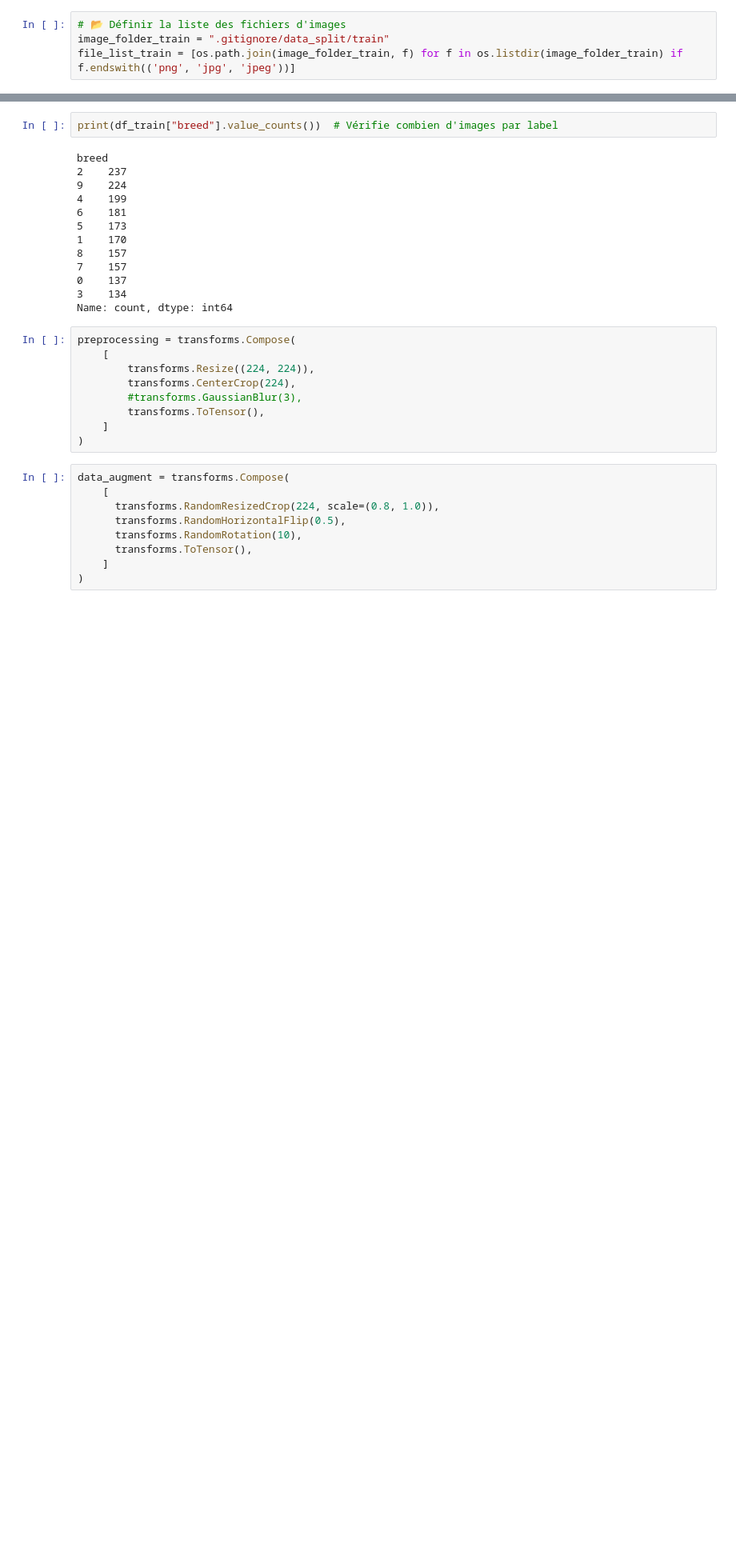
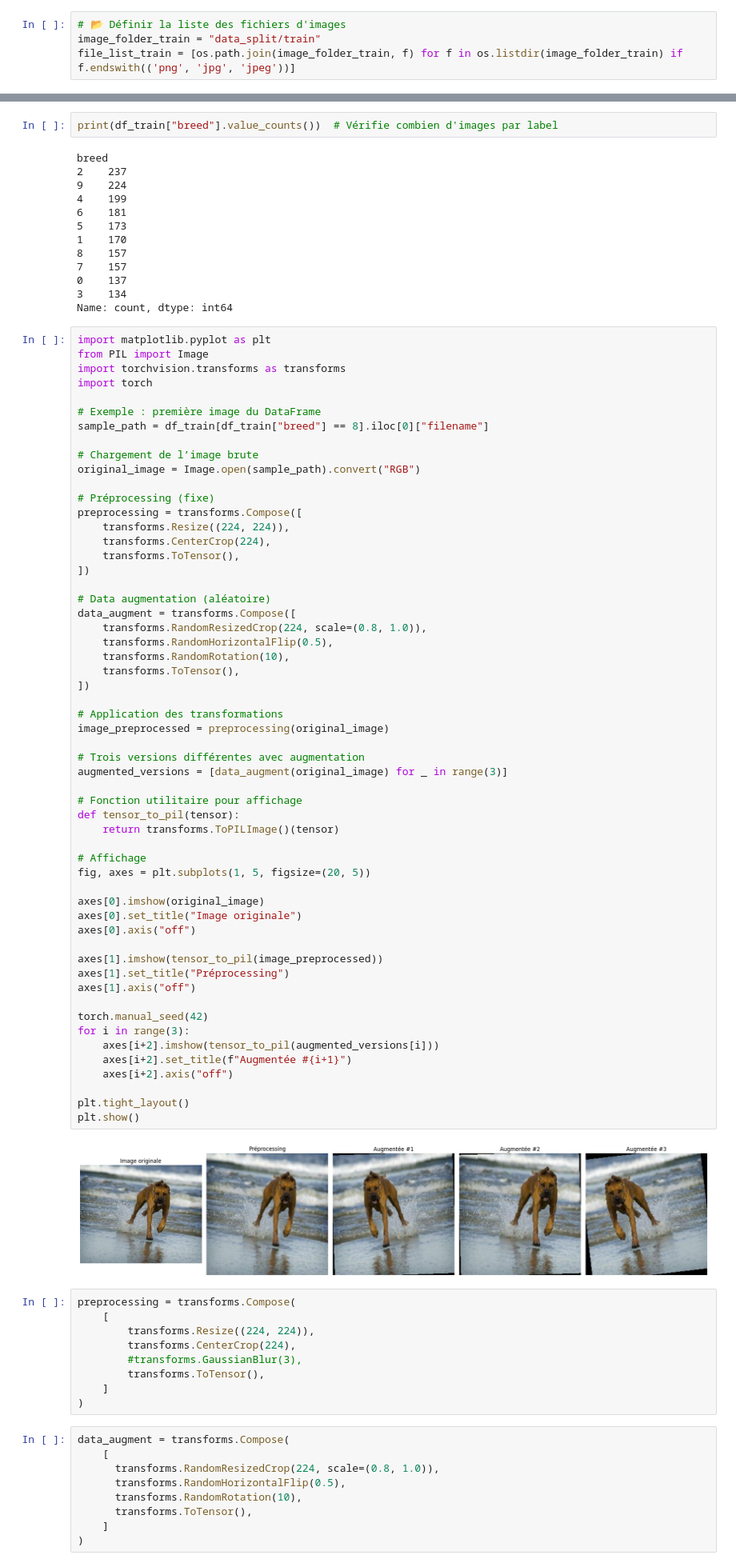
Before and after one commit to MathildeLaurentPauron/P6_OCR, a Jupyter notebook: P6_OCR.ipynb, the cells around one changed output, grey strips where cells are left out. Shown at 80% size. Saved outputs shown, nothing was run; the diff lists cells and outputs as text; blank space fills up the shorter version.

Commit message:
affichage_photo

```diff
--- a/P6_OCR.ipynb
+++ b/P6_OCR.ipynb
@@ -17,6 +17,6 @@ torch.cuda.is_available()
 True
 # %%
 # 📂 Définir la liste des fichiers d'images
-image_folder_train = ".gitignore/data_split/train"
+image_folder_train = "data_split/train"
 file_list_train = [os.path.join(image_folder_train, f) for f in os.listdir(image_folder_train) if f.endswith(('png', 'jpg', 'jpeg'))]
 # %%
@@ -257,6 +257,64 @@ breed
 0    137
 3    134
 Name: count, dtype: int64
+# %%
+import matplotlib.pyplot as plt
+from PIL import Image
+import torchvision.transforms as transforms
+import torch
+
+# Exemple : première image du DataFrame
+sample_path = df_train[df_train["breed"] == 8].iloc[0]["filename"]
+
+# Chargement de l’image brute
+original_image = Image.open(sample_path).convert("RGB")
+
+# Préprocessing (fixe)
+preprocessing = transforms.Compose([
+    transforms.Resize((224, 224)),
+    transforms.CenterCrop(224),
+    transforms.ToTensor(),
+])
+
+# Data augmentation (aléatoire)
+data_augment = transforms.Compose([
+    transforms.RandomResizedCrop(224, scale=(0.8, 1.0)),
+    transforms.RandomHorizontalFlip(0.5),
+    transforms.RandomRotation(10),
+    transforms.ToTensor(),
+])
+
+# Application des transformations
+image_preprocessed = preprocessing(original_image)
+
+# Trois versions différentes avec augmentation
+augmented_versions = [data_augment(original_image) for _ in range(3)]
+
+# Fonction utilitaire pour affichage
+def tensor_to_pil(tensor):
+    return transforms.ToPILImage()(tensor)
+
+# Affichage
+fig, axes = plt.subplots(1, 5, figsize=(20, 5))
+
+axes[0].imshow(original_image)
+axes[0].set_title("Image originale")
+axes[0].axis("off")
+
+axes[1].imshow(tensor_to_pil(image_preprocessed))
+axes[1].set_title("Préprocessing")
+axes[1].axis("off")
+
+torch.manual_seed(42)
+for i in range(3):
+    axes[i+2].imshow(tensor_to_pil(augmented_versions[i]))
+    axes[i+2].set_title(f"Augmentée #{i+1}")
+    axes[i+2].axis("off")
+
+plt.tight_layout()
+plt.show()
+# %% [output]
+[figure, added]
 # %%
 preprocessing = transforms.Compose(
     [
```
Also changed, not shown: parts of 2 cells of this notebook.
